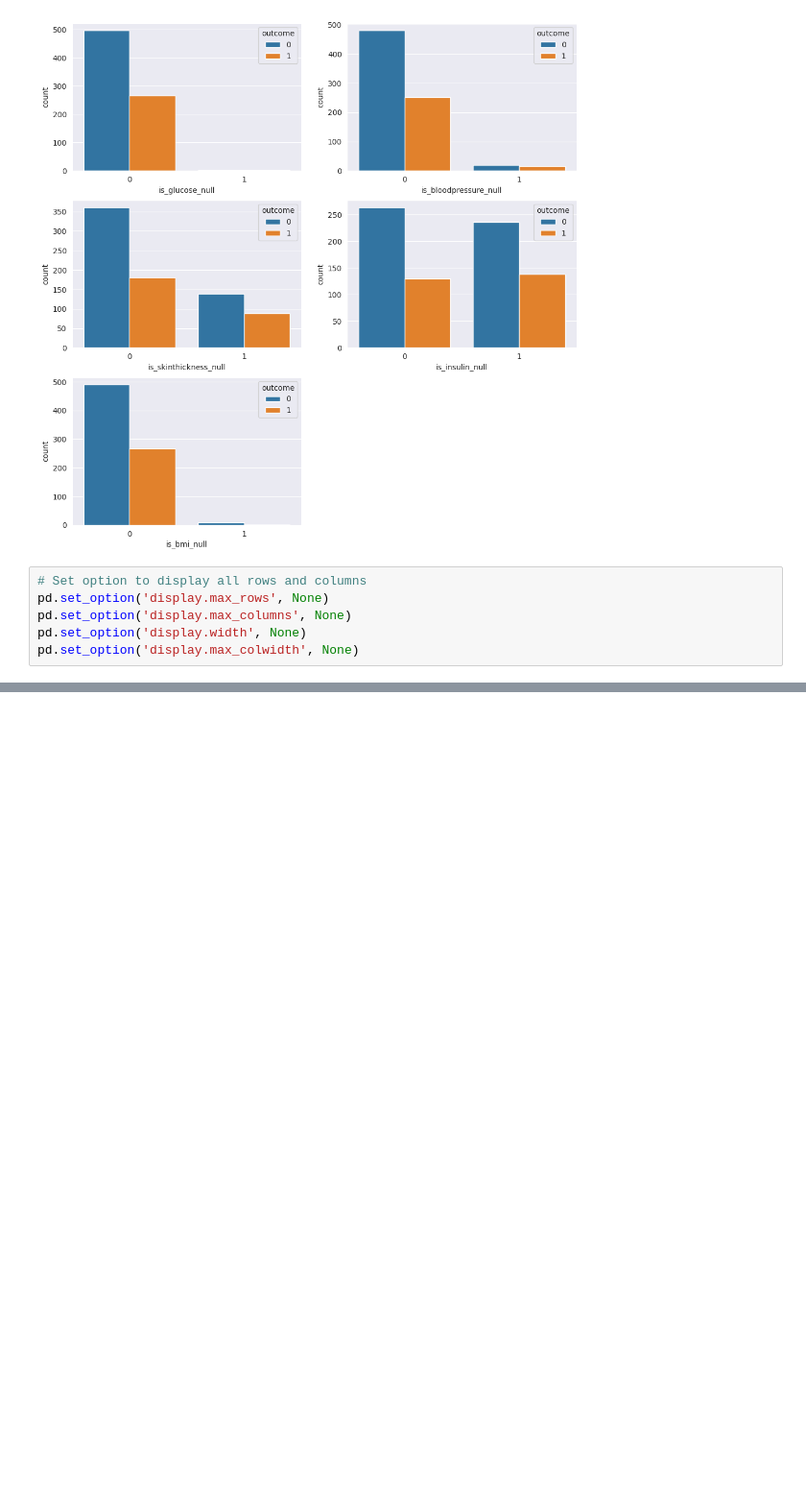
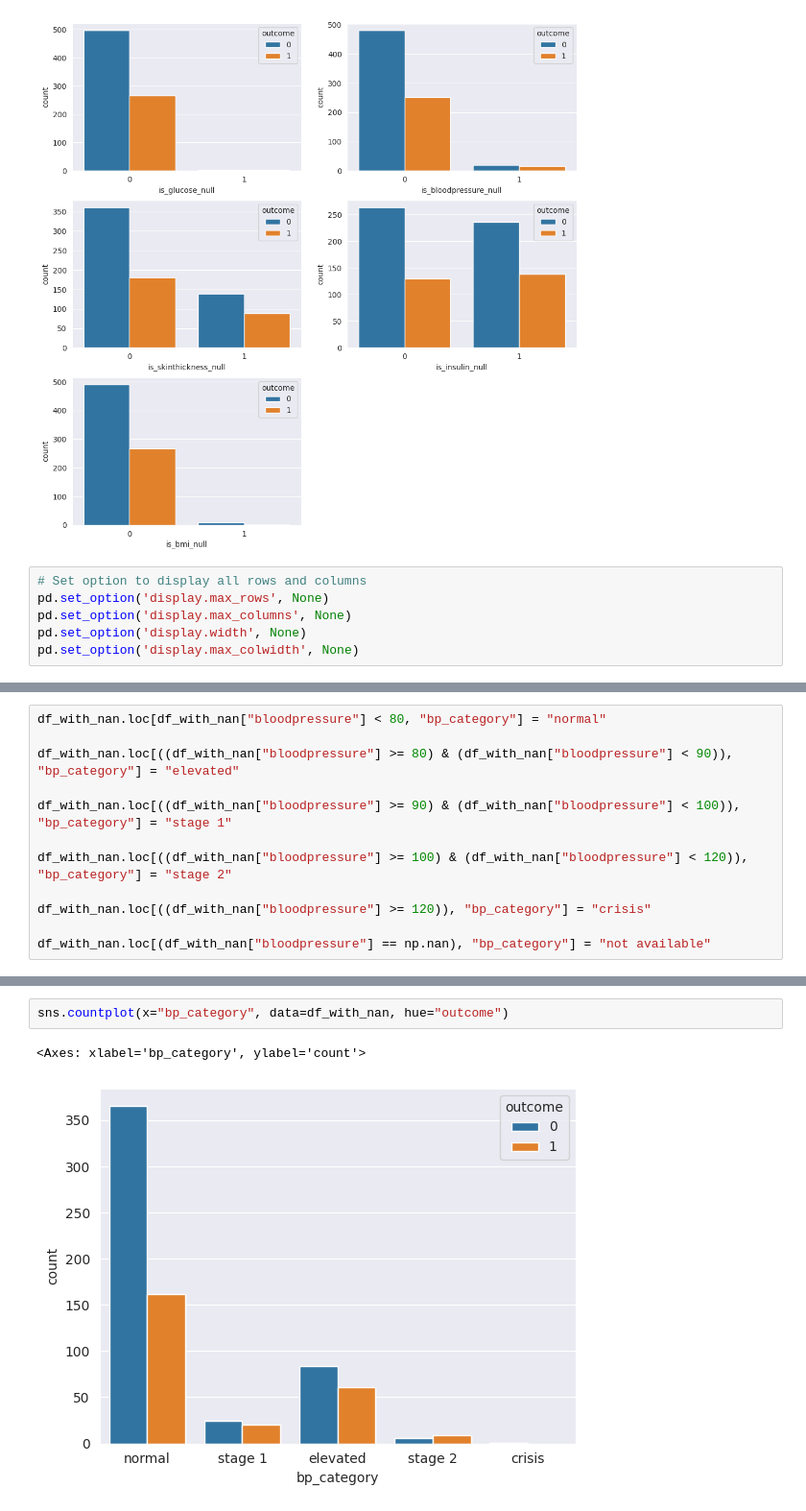
Before and after one commit to alitalipcoskun/diabetes-datamining, a Jupyter notebook: exploratory.ipynb, the cells around one changed output, grey strips where cells are left out. Shown at 96% size. Drawn from its saved outputs; the diff is of its cells as text; blank space fills up the shorter version.

```diff
--- a/exploratory.ipynb
+++ b/exploratory.ipynb
@@ -150,0 +165,12 @@ pd.set_option('display.max_colwidth', None)
+# %%
+df_with_nan.loc[df_with_nan["bloodpressure"] < 80, "bp_category"] = "normal"
+
+df_with_nan.loc[((df_with_nan["bloodpressure"] >= 80) & (df_with_nan["bloodpressure"] < 90)), "bp_category"] = "elevated"
+
+df_with_nan.loc[((df_with_nan["bloodpressure"] >= 90) & (df_with_nan["bloodpressure"] < 100)), "bp_category"] = "stage 1"
+
+df_with_nan.loc[((df_with_nan["bloodpressure"] >= 100) & (df_with_nan["bloodpressure"] < 120)), "bp_category"] = "stage 2"
+
+df_with_nan.loc[((df_with_nan["bloodpressure"] >= 120)), "bp_category"] = "crisis"
+
+df_with_nan.loc[(df_with_nan["bloodpressure"] == np.nan), "bp_category"] = "not available"
@@ -150,0 +189,5 @@ pd.set_option('display.max_colwidth', None)
+# %%
+sns.countplot(x="bp_category", data=df_with_nan, hue="outcome")
+# %% [output]
+<Axes: xlabel='bp_category', ylabel='count'>
+[figure, added]
```
Also changed, not shown: parts of 8 cells of this notebook, 5 other files.
